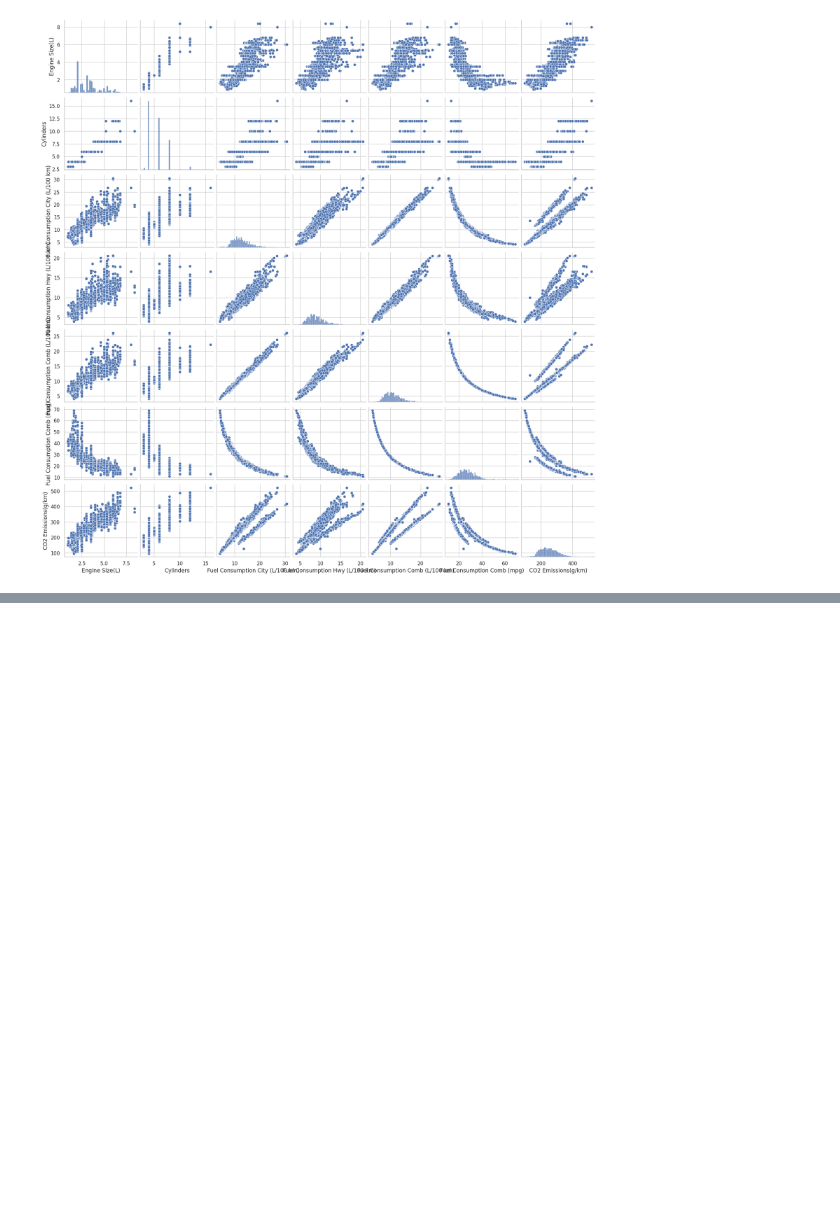
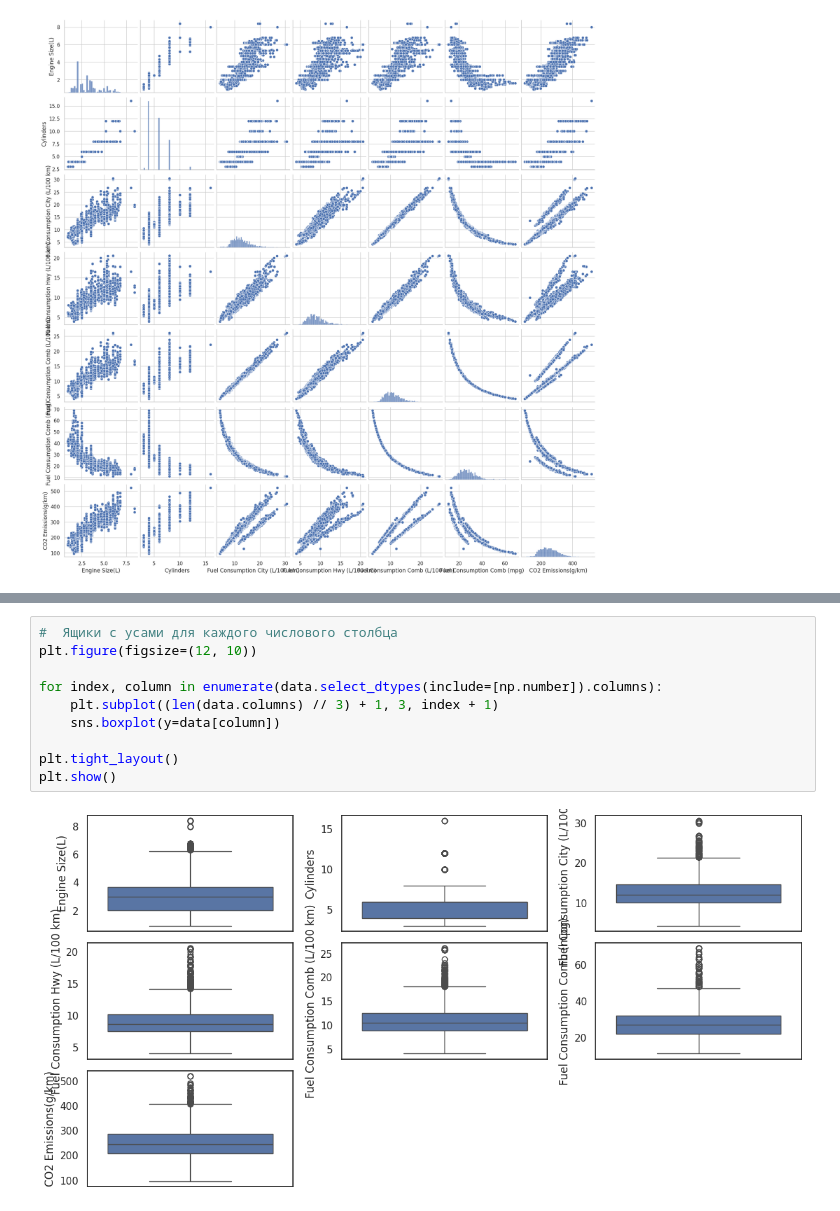
Before and after one commit to WanyaKruk/DZ-5, a Jupyter notebook: DZ_5.ipynb, the cells around one changed output, grey strips where cells are left out. Saved outputs shown, nothing was run; the diff lists cells and outputs as text; blank space fills up the shorter version.

```diff
--- a/DZ_5.ipynb
+++ b/DZ_5.ipynb
@@ -141,0 +160,12 @@ plt.show()
+# %%
+#  Ящики с усами для каждого числового столбца
+plt.figure(figsize=(12, 10))
+
+for index, column in enumerate(data.select_dtypes(include=[np.number]).columns):
+    plt.subplot((len(data.columns) // 3) + 1, 3, index + 1)
+    sns.boxplot(y=data[column])
+
+plt.tight_layout()
+plt.show()
+# %% [output]
+[figure, added]
```
Also changed, not shown: parts of 7 cells of this notebook.
